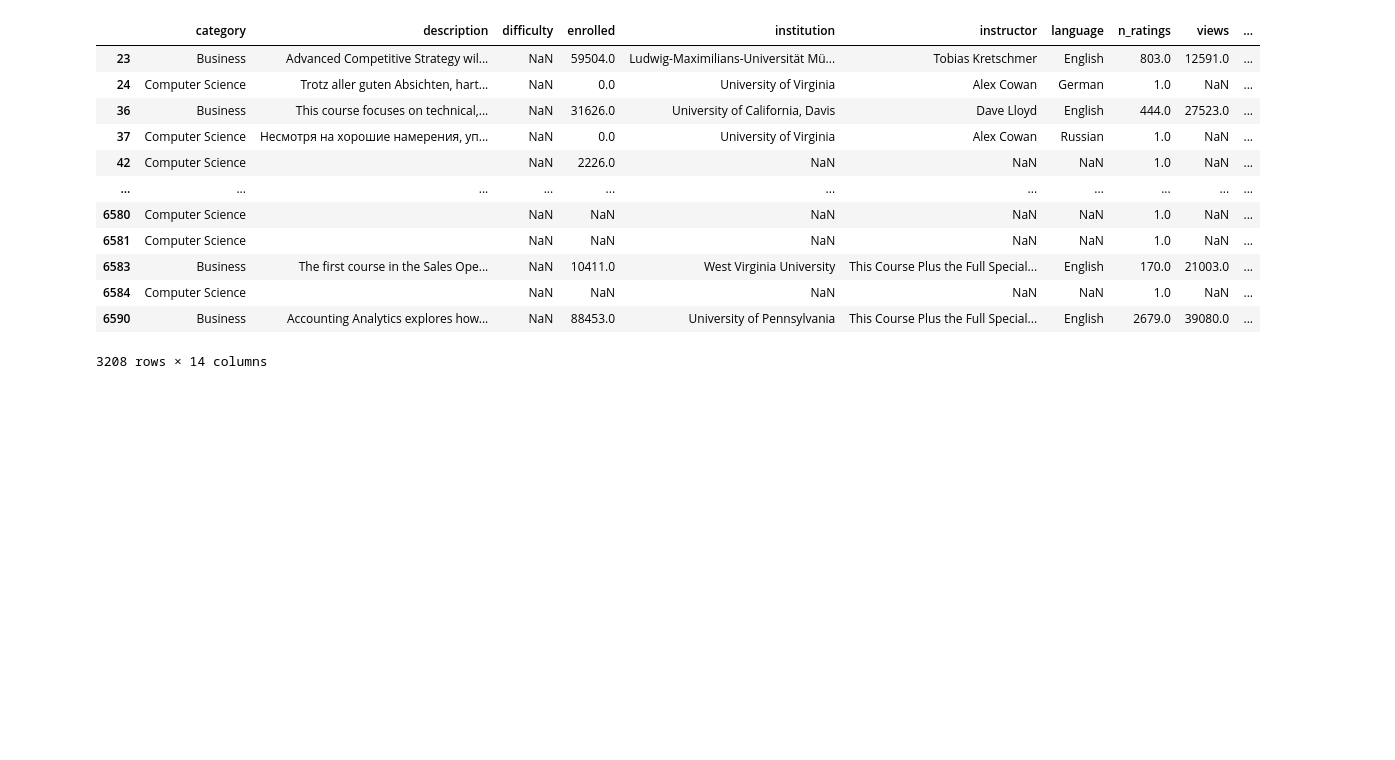
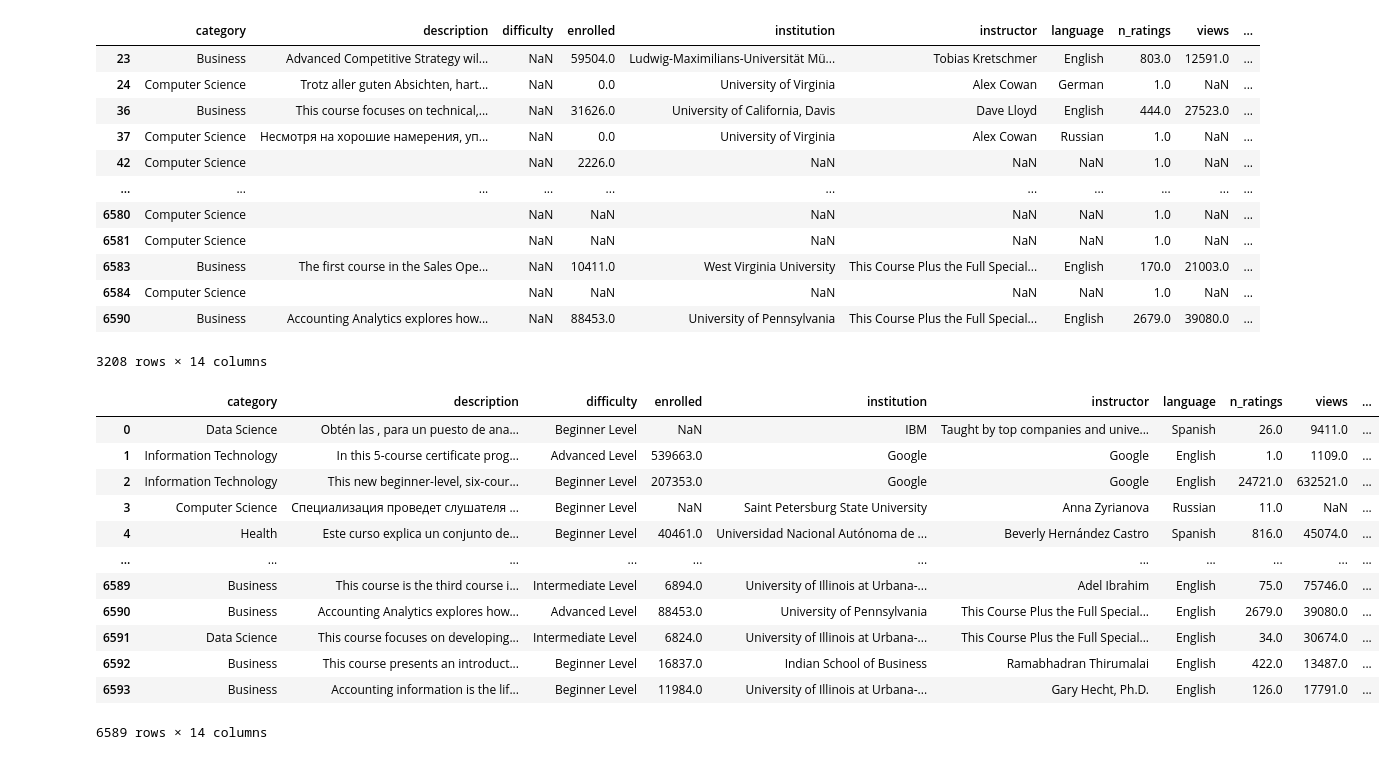
Before and after one commit to nmartinezs2017/coursing-ml, a Jupyter notebook: coursing-ml/notebooks/coursera_preprocessing.ipynb, the cells around one changed output. Saved outputs shown, nothing was run; the diff lists cells and outputs as text; code cells hidden in the pictures; blank space fills up the shorter version.

Commit message:
coursera scrapper updated

```diff
--- a/coursing-ml/notebooks/coursera_preprocessing.ipynb
+++ b/coursing-ml/notebooks/coursera_preprocessing.ipynb
@@ -160,3 +176,25 @@ df[df["difficulty"].isnull()]
 | 6584 | Computer Science |  | NaN | NaN | NaN | NaN | NaN | 1.0 | NaN | ... |
 | 6590 | Business | Accounting Analytics explores how... | NaN | 88453.0 | University of Pennsylvania | This Course Plus the Full Special... | English | 2679.0 | 39080.0 | ... |
 3208 rows × 14 columns
+# %%
+mask_b = df['difficulty'] == 'Beginner Level'
+mask_a = df['difficulty'] == 'Advanced Level'
+mask_i = df['difficulty'] == 'Intermediate Level'
+
+df['difficulty'] = df['difficulty'].where(mask_b | mask_a | mask_i, other='Advanced Level')
+# %%
+df
+# %% [output]
+|  | category | description | difficulty | enrolled | institution | instructor | language | n_ratings | views | ... |
+| 0 | Data Science | Obtén las , para un puesto de ana... | Beginner Level | NaN | IBM | Taught by top companies and unive... | Spanish | 26.0 | 9411.0 | ... |
+| 1 | Information Technology | In this 5-course certificate prog... | Advanced Level | 539663.0 | Google | Google | English | 1.0 | 1109.0 | ... |
+| 2 | Information Technology | This new beginner-level, six-cour... | Beginner Level | 207353.0 | Google | Google | English | 24721.0 | 632521.0 | ... |
+| 3 | Computer Science | Специализация проведет слушателя ... | Beginner Level | NaN | Saint Petersburg State University | Anna Zyrianova | Russian | 11.0 | NaN | ... |
+| 4 | Health | Este curso explica un conjunto de... | Beginner Level | 40461.0 | Universidad Nacional Autónoma de ... | Beverly Hernández Castro | Spanish | 816.0 | 45074.0 | ... |
+| ... | ... | ... | ... | ... | ... | ... | ... | ... | ... | ... |
+| 6589 | Business | This course is the third course i... | Intermediate Level | 6894.0 | University of Illinois at Urbana-... | Adel Ibrahim | English | 75.0 | 75746.0 | ... |
+| 6590 | Business | Accounting Analytics explores how... | Advanced Level | 88453.0 | University of Pennsylvania | This Course Plus the Full Special... | English | 2679.0 | 39080.0 | ... |
+| 6591 | Data Science | This course focuses on developing... | Intermediate Level | 6824.0 | University of Illinois at Urbana-... | This Course Plus the Full Special... | English | 34.0 | 30674.0 | ... |
+| 6592 | Business | This course presents an introduct... | Beginner Level | 16837.0 | Indian School of Business | Ramabhadran Thirumalai | English | 422.0 | 13487.0 | ... |
+| 6593 | Business | Accounting information is the lif... | Beginner Level | 11984.0 | University of Illinois at Urbana-... | Gary Hecht, Ph.D. | English | 126.0 | 17791.0 | ... |
+6589 rows × 14 columns
```
Also changed, not shown: parts of 11 cells of this notebook, 4 other files.
